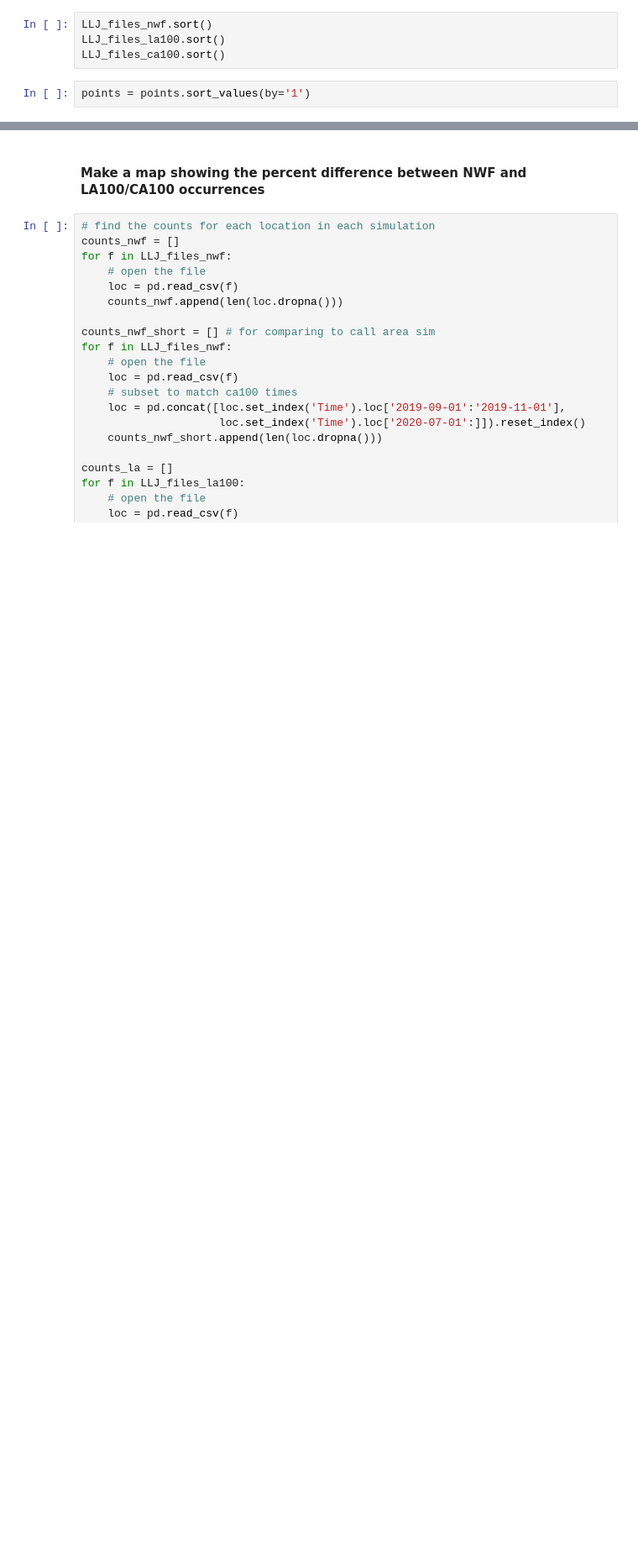
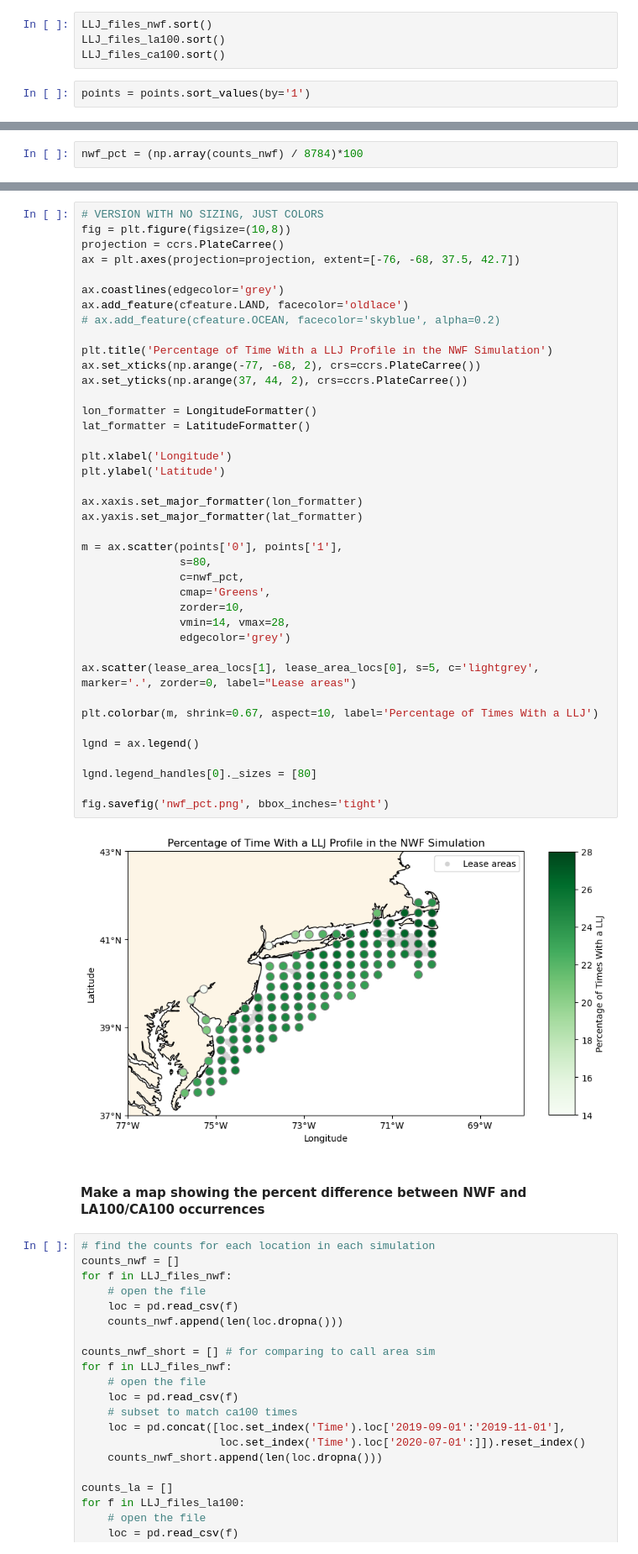
Before and after one commit to doqhne/offshore_wind_research, a Jupyter notebook: detection2/LLJ_files/bubble_plots.ipynb, the cells around one changed output, grey strips where cells are left out. Shown at 84% size. Saved outputs shown, nothing was run; the diff lists cells and outputs as text; blank space fills up the shorter version.

```diff
--- a/detection2/LLJ_files/bubble_plots.ipynb
+++ b/detection2/LLJ_files/bubble_plots.ipynb
@@ -26,0 +74,2 @@ points = points.sort_values(by='1')
+# %%
+nwf_pct = (np.array(counts_nwf) / 8784)*100
@@ -27,3 +80,45 @@ points = points.sort_values(by='1')
+# %%
+# VERSION WITH NO SIZING, JUST COLORS
+fig = plt.figure(figsize=(10,8))
+projection = ccrs.PlateCarree()
+ax = plt.axes(projection=projection, extent=[-76, -68, 37.5, 42.7])
+
+ax.coastlines(edgecolor='grey')
+ax.add_feature(cfeature.LAND, facecolor='oldlace')
+# ax.add_feature(cfeature.OCEAN, facecolor='skyblue', alpha=0.2)
+
+plt.title('Percentage of Time With a LLJ Profile in the NWF Simulation')
+ax.set_xticks(np.arange(-77, -68, 2), crs=ccrs.PlateCarree())
+ax.set_yticks(np.arange(37, 44, 2), crs=ccrs.PlateCarree())
+
+lon_formatter = LongitudeFormatter()
+lat_formatter = LatitudeFormatter()
+
+plt.xlabel('Longitude')
+plt.ylabel('Latitude')
+
+ax.xaxis.set_major_formatter(lon_formatter)
+ax.yaxis.set_major_formatter(lat_formatter)
+
+m = ax.scatter(points['0'], points['1'],
+               s=80,
+               c=nwf_pct,
+               cmap='Greens',
+               zorder=10,
+               vmin=14, vmax=28,
+               edgecolor='grey')
+
+ax.scatter(lease_area_locs[1], lease_area_locs[0], s=5, c='lightgrey', marker='.', zorder=0, label="Lease areas")
+
+plt.colorbar(m, shrink=0.67, aspect=10, label='Percentage of Times With a LLJ')
+
+lgnd = ax.legend()
+
+lgnd.legend_handles[0]._sizes = [80]
+
+fig.savefig('nwf_pct.png', bbox_inches='tight')
+# %% [output]
+[figure, added]
 # %% [markdown]
 #### Make a map showing the percent difference between NWF and LA100/CA100 occurrences
 # %%
```
Also changed, not shown: parts of 29 cells of this notebook.
